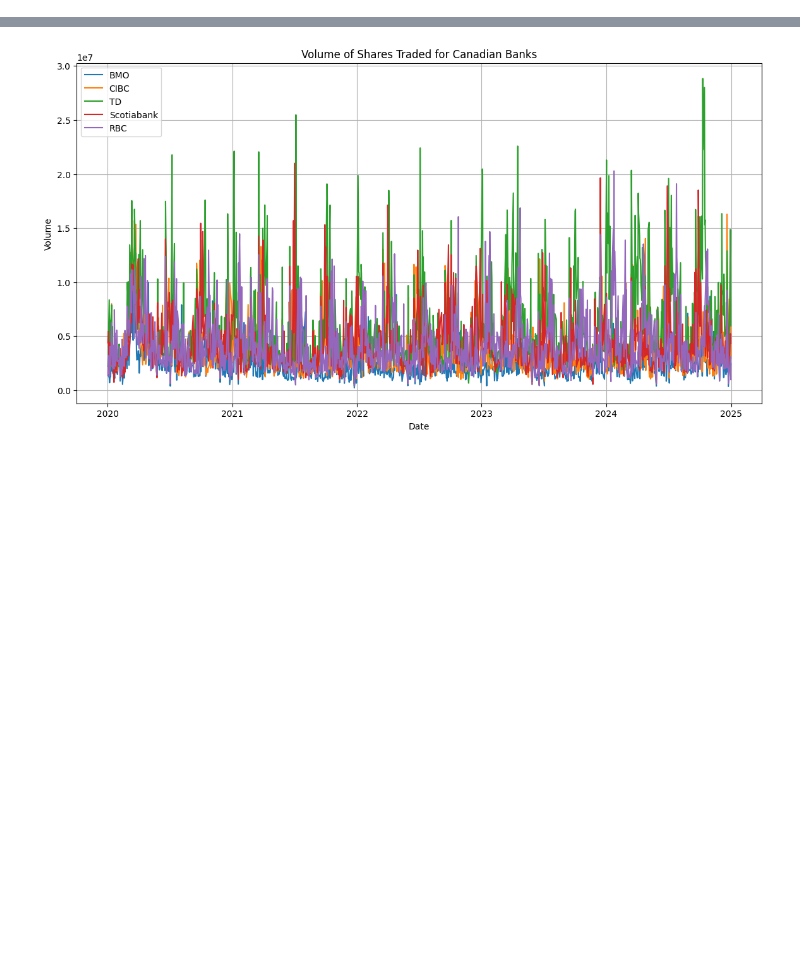
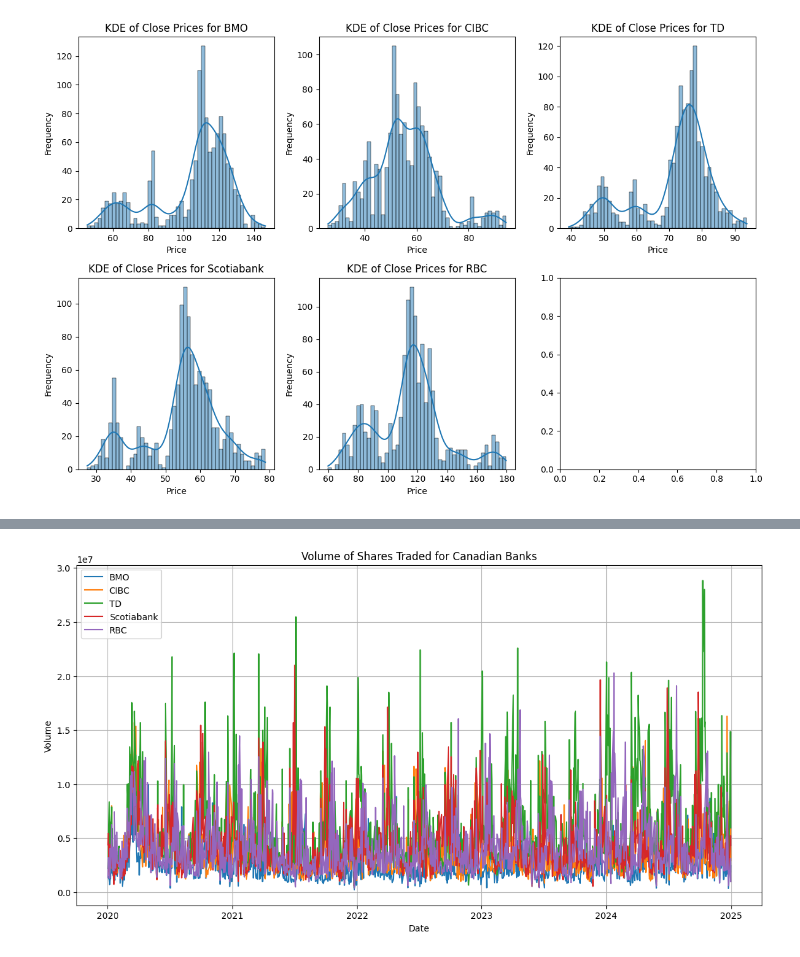
Before and after one commit to helenzhupnyk/canadian_banks_stock_data_analysis, a Jupyter notebook: data_analysis.ipynb, the cells around one changed output, grey strips where cells are left out. Cells and saved outputs as stored; diff of their text form; code cells hidden in the pictures; blank space fills up the shorter version.

```diff
--- a/data_analysis.ipynb
+++ b/data_analysis.ipynb
@@ -168,0 +335,24 @@ plt.show()
+# %%
+#KDE for each bank separately
+banks = df["bank_name"].unique()
+num_banks = len(banks)
+
+# Determine the grid size
+rows = int(np.ceil(num_banks / 3))
+cols = min(3, num_banks)
+
+fig, axes = plt.subplots(rows, cols, figsize=(12, 4 * rows))
+
+for i, bank in enumerate(banks):
+    row, col = divmod(i, cols)
+    ax = axes[row, col] if rows > 1 else axes[col]
+    sns.histplot(df[df["bank_name"] == bank]["close_price"], bins=50, kde=True, ax=ax)
+    ax.set_title(f"KDE of Close Prices for {bank}")
+    ax.set_xlabel("Price")
+    ax.set_ylabel("Frequency")
+
+# Adjust layout
+plt.tight_layout()
+plt.show()
+# %% [output]
+[figure, added]
```
Also changed, not shown: parts of 53 cells of this notebook.
